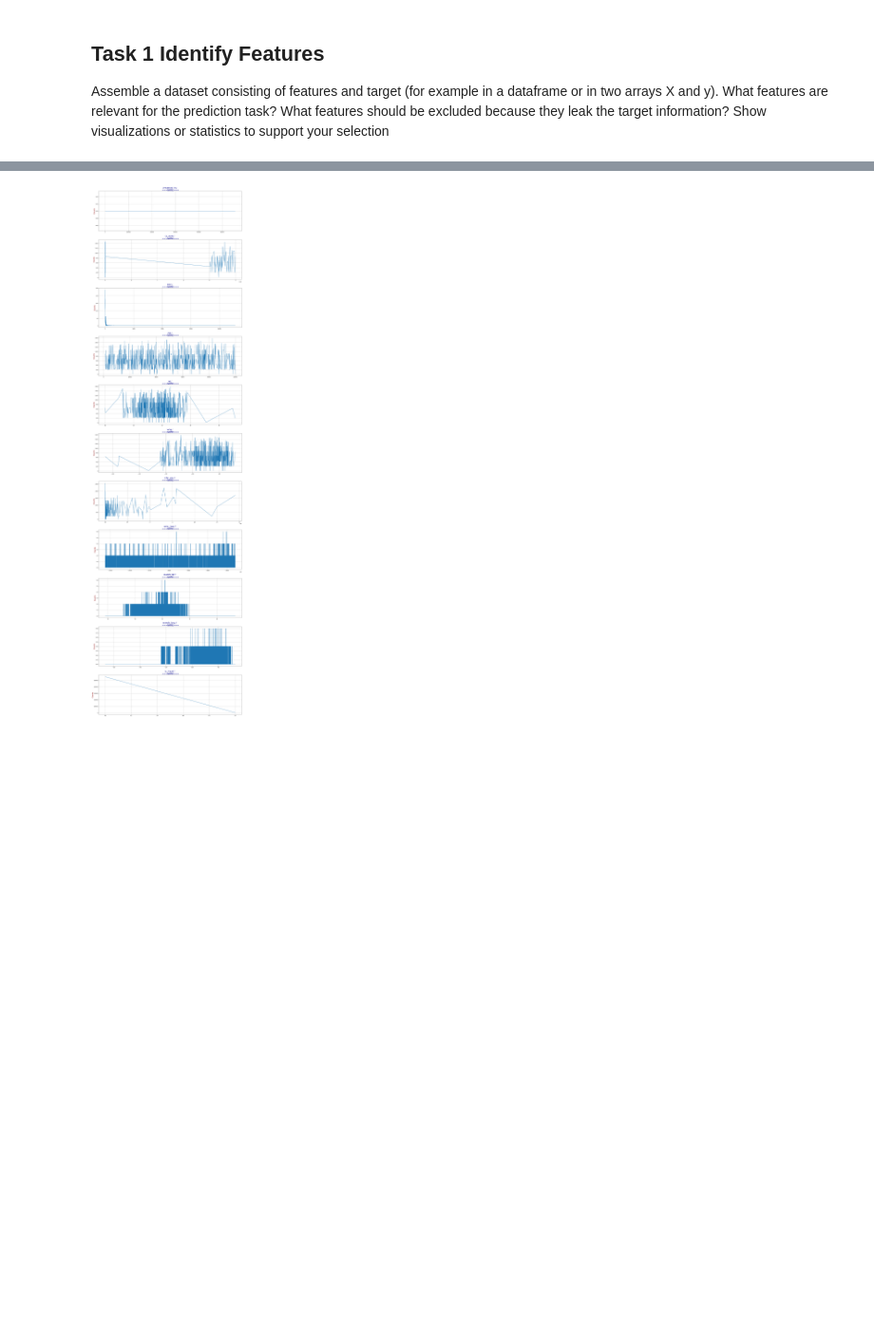
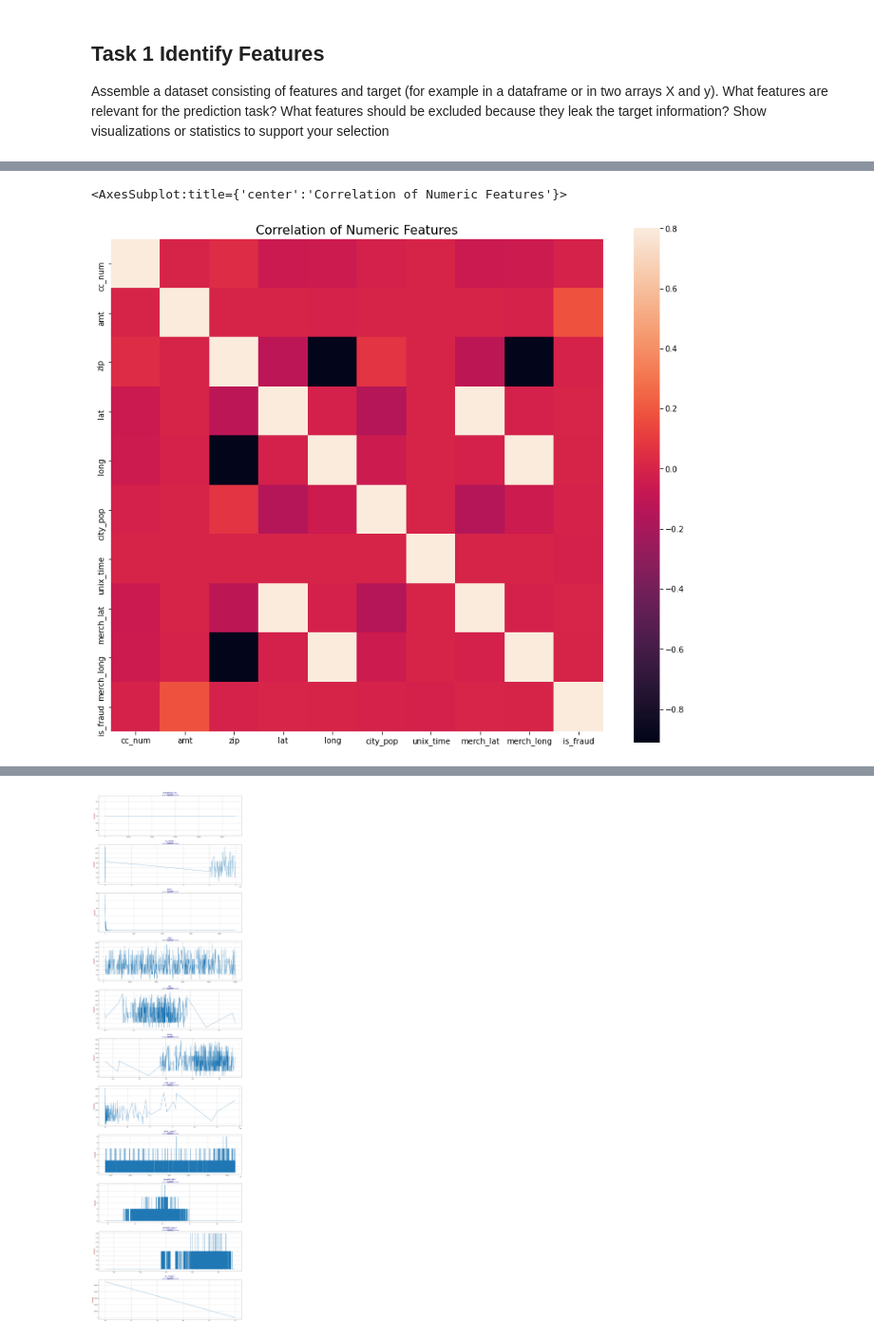
Before and after one commit to sashaaKr/master-of-science, a Jupyter notebook: semester_2/Advanced_Topics_in_Machine_Learning/assignment_2/Advanced Machine Learning - HW #2.ipynb, the cells around one changed output, grey strips where cells are left out. Shown at 95% size. Saved outputs shown, nothing was run; the diff lists cells and outputs as text; code cells hidden in the pictures; blank space fills up the shorter version.

```diff
--- a/semester_2/Advanced_Topics_in_Machine_Learning/assignment_2/Advanced Machine Learning - HW #2.ipynb
+++ b/semester_2/Advanced_Topics_in_Machine_Learning/assignment_2/Advanced Machine Learning - HW #2.ipynb
@@ -287,0 +357,7 @@ Assemble a dataset consisting of features and target (for example in a dataframe
+# %%
+plt.subplots(figsize = (14,12))
+plt.title('Correlation of Numeric Features',y=1,size=16)
+sns.heatmap(data.corr(),square = True,  vmax=0.8)
+# %% [output]
+<AxesSubplot:title={'center':'Correlation of Numeric Features'}>
+[figure, added]
```
Also changed, not shown: parts of 8 cells of this notebook.
